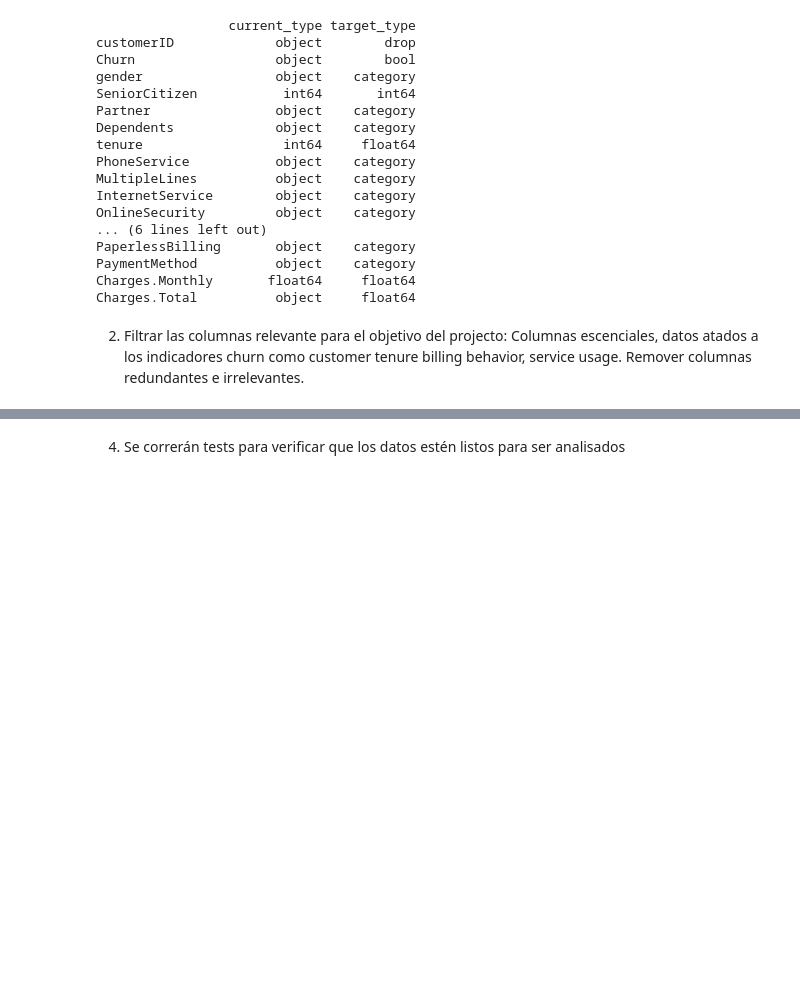
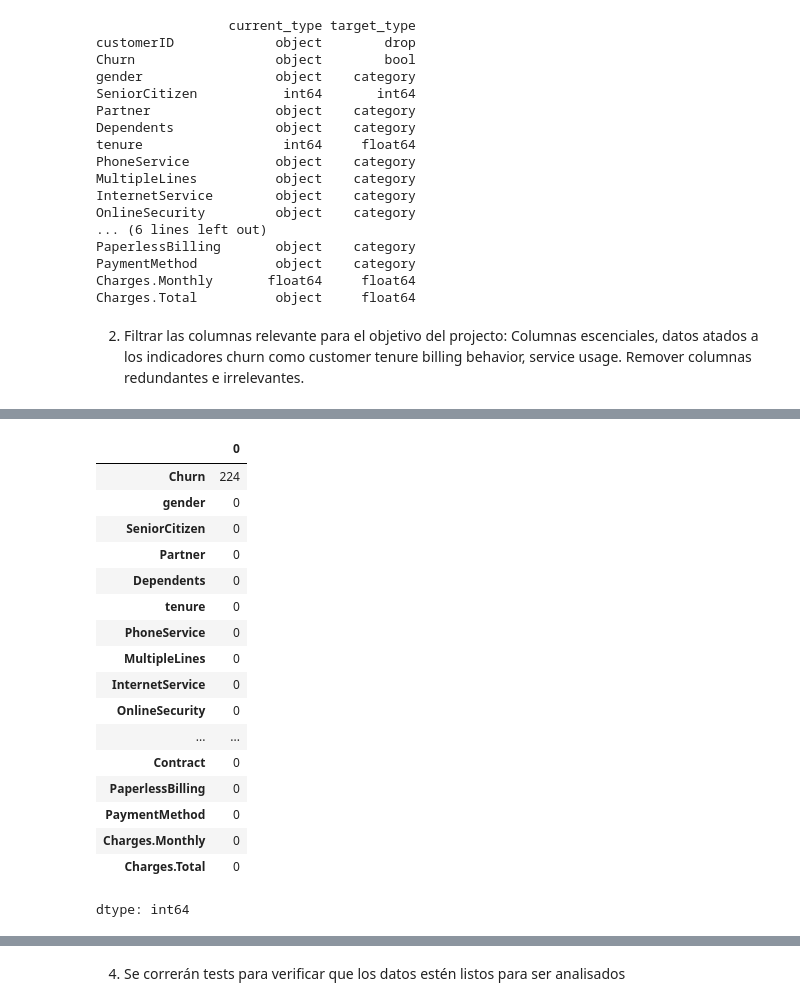
Before and after one commit to mauloredo/Challenge_Telecom_X, a Jupyter notebook: Challenge_Telecom_X.ipynb, the cells around one changed output, grey strips where cells are left out. Drawn from its saved outputs; the diff is of its cells as text; code cells hidden in the pictures; blank space fills up the shorter version.

Commit message:
Se concluye tratamiento de entradas faltantes en Churn

```diff
--- a/Challenge_Telecom_X.ipynb
+++ b/Challenge_Telecom_X.ipynb
@@ -426,0 +425,6 @@ Charges.Total          object     float64
+# %%
+# Crear una copia del dataframe sin la columna customerID
+Dataframe = df_final.drop(columns=['customerID'])
+
+# Verificar la estructura después de la eliminación
+print(Dataframe.info())
@@ -426,0 +449,21 @@ Charges.Total          object     float64
+# %%
+(Dataframe == "").sum()
+# %% [output]
+|  | 0 |
+| Churn | 224 |
+| gender | 0 |
+| SeniorCitizen | 0 |
+| Partner | 0 |
+| Dependents | 0 |
+| tenure | 0 |
+| PhoneService | 0 |
+| MultipleLines | 0 |
+| InternetService | 0 |
+| OnlineSecurity | 0 |
+| ... | ... |
+| Contract | 0 |
+| PaperlessBilling | 0 |
+| PaymentMethod | 0 |
+| Charges.Monthly | 0 |
+| Charges.Total | 0 |
+dtype: int64
```
Also changed, not shown: parts of 7 cells of this notebook, 5 other files.
